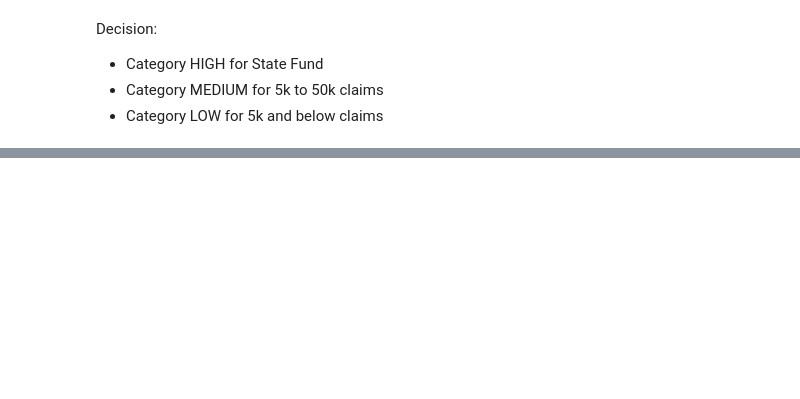
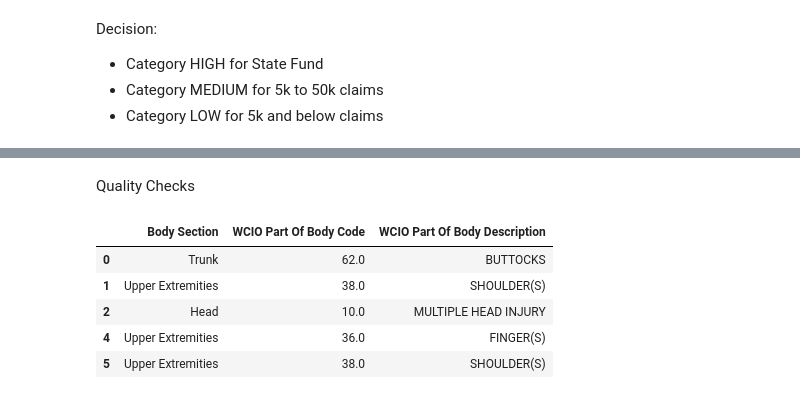
Before and after one commit to berthlou/DSAA_ML_41, a Jupyter notebook: code/exploratory_analysis/data_preprocessing.ipynb, the cells around one changed output, grey strips where cells are left out. Cells and saved outputs as stored; diff of their text form; code cells hidden in the pictures; blank space fills up the shorter version.

Commit message:
preproc cleanup and add body section feature

```diff
--- a/code/exploratory_analysis/data_preprocessing.ipynb
+++ b/code/exploratory_analysis/data_preprocessing.ipynb
@@ -338,11 +365,11 @@ df_test = add_days_since_accident(df_test, accident_date_col='Accident Date', da
 # Define age category mapping
 age_bins = [0, 19, 25, 40, 60, 120]  # Age ranges
 age_labels = ['Teen', 'Young Adult', 'Adult', 'Middle-Aged', 'Senior']  # Category labels
-age_column = 'Age At Injury'
+age_column = 'Age at Injury'
 
 # Create 'Age At Injury Category' based on bins
-df_train['Age At Injury Category'] = pd.cut(df_train[age_column], bins=age_bins, labels=age_labels, right=False)
-df_test['Age At Injury Category'] = pd.cut(df_test[age_column], bins=age_bins, labels=age_labels, right=False)
+df_train['Age at Injury Category'] = pd.cut(df_train[age_column], bins=age_bins, labels=age_labels, right=False)
+df_test['Age at Injury Category'] = pd.cut(df_test[age_column], bins=age_bins, labels=age_labels, right=False)
 # %% [markdown]
 **Carrier Name** - Claim Category
 
@@ -391,0 +435,25 @@ df_train[['Carrier Name', 'Carrier Claim Category']].head()
+# %%
+# Load the 'Part' sheet from the Excel file
+file_path = '../../data/WCIO_InjuryDescriptionTableandHistory-4dadd33c.xlsx'
+df_part = pd.read_excel(file_path, sheet_name='Part')
+# %%
+# Filter rows to include only those with purely numerical codes or ranges
+numeric_rows = df_part[df_part['Code'].astype(str).str.match(r'^\d+(-\d+)?$')]
+
+# Dictionary to store each code's Body Section
+code_to_section_mapping = {}
+
+for _, row in numeric_rows.dropna(subset=['Code', 'Section']).iterrows():
+    code = row['Code']
+    section = row['Section']
+
+    # If the code is a range like "10-23", expand it and map each number in the range
+    if '-' in str(code):
+        start, end = map(int, code.split('-'))
+        for i in range(start, end + 1):
+            # Map each code in the range to its section
+            code_to_section_mapping[float(i)] = section
+    else:
+        # For individual numeric codes, map them directly
+        numeric_code = float(code)
+        code_to_section_mapping[numeric_code] = section
@@ -391,0 +480,19 @@ df_train[['Carrier Name', 'Carrier Claim Category']].head()
+# %%
+# Apply to df_train
+df_train["Body Section"] = df_train["WCIO Part Of Body Code"].map(code_to_section_mapping)
+df_train["Body Section"] = df_train["Body Section"].fillna("Unassigned")
+# Apply to df_test
+df_test["Body Section"] = df_test["WCIO Part Of Body Code"].map(code_to_section_mapping)
+df_test["Body Section"] = df_test["Body Section"].fillna("Unassigned")
+# %% [markdown]
+Quality Checks
+# %%
+# Optional: Display the resulting DataFrame to confirm the new feature
+df_train[["Body Section","WCIO Part Of Body Code","WCIO Part Of Body Description"]].head()
+# %% [output]
+|  | Body Section | WCIO Part Of Body Code | WCIO Part Of Body Description |
+| 0 | Trunk | 62.0 | BUTTOCKS |
+| 1 | Upper Extremities | 38.0 | SHOULDER(S) |
+| 2 | Head | 10.0 | MULTIPLE HEAD INJURY |
+| 4 | Upper Extremities | 36.0 | FINGER(S) |
+| 5 | Upper Extremities | 38.0 | SHOULDER(S) |
```
Also changed, not shown: parts of 20 cells of this notebook.
